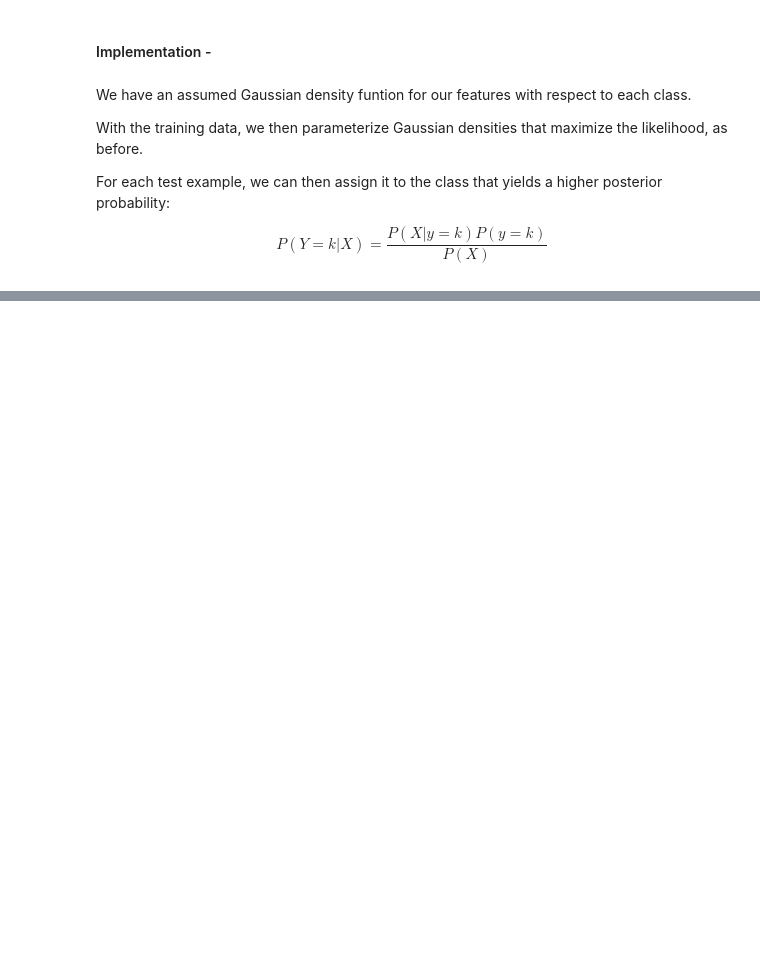
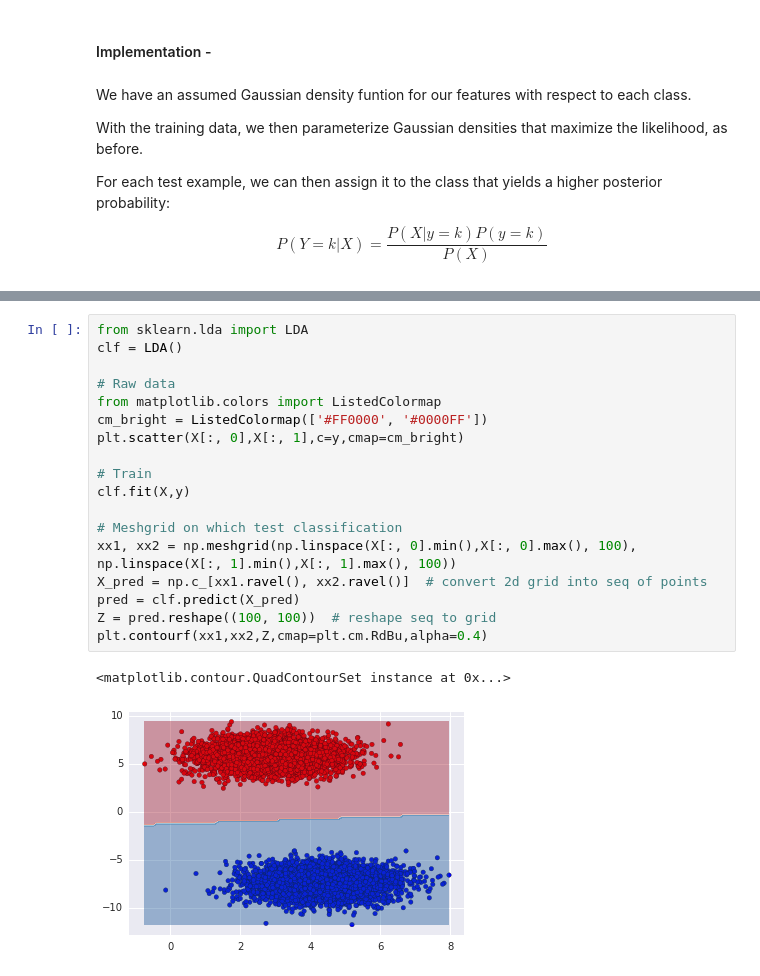
Before and after one commit to lmart999/CS229_ISL, a Jupyter notebook: Linear Discriminant Analysis.ipynb, the cells around one changed output, grey strips where cells are left out. Drawn from its saved outputs; the diff is of its cells as text; blank space fills up the shorter version.

```diff
--- a/Linear Discriminant Analysis.ipynb
+++ b/Linear Discriminant Analysis.ipynb
@@ -113,0 +117,21 @@ $$ P(Y=k|X) = \frac{P(X|y=k)P(y=k)}{P(X)} $$
+# %%
+from sklearn.lda import LDA
+clf = LDA()
+
+# Raw data
+from matplotlib.colors import ListedColormap
+cm_bright = ListedColormap(['#FF0000', '#0000FF'])
+plt.scatter(X[:, 0],X[:, 1],c=y,cmap=cm_bright)
+
+# Train
+clf.fit(X,y)
+
+# Meshgrid on which test classification
+xx1, xx2 = np.meshgrid(np.linspace(X[:, 0].min(),X[:, 0].max(), 100), np.linspace(X[:, 1].min(),X[:, 1].max(), 100))
+X_pred = np.c_[xx1.ravel(), xx2.ravel()]  # convert 2d grid into seq of points
+pred = clf.predict(X_pred)
+Z = pred.reshape((100, 100))  # reshape seq to grid
+plt.contourf(xx1,xx2,Z,cmap=plt.cm.RdBu,alpha=0.4)
+# %% [output]
+<matplotlib.contour.QuadContourSet instance at 0x...>
+[figure, added]
```
Also changed, not shown: parts of 3 cells of this notebook.
